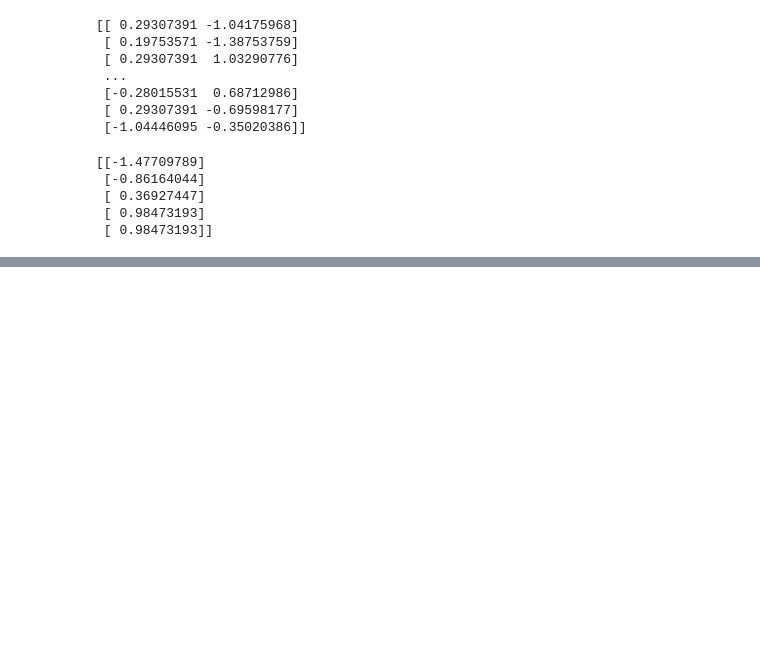
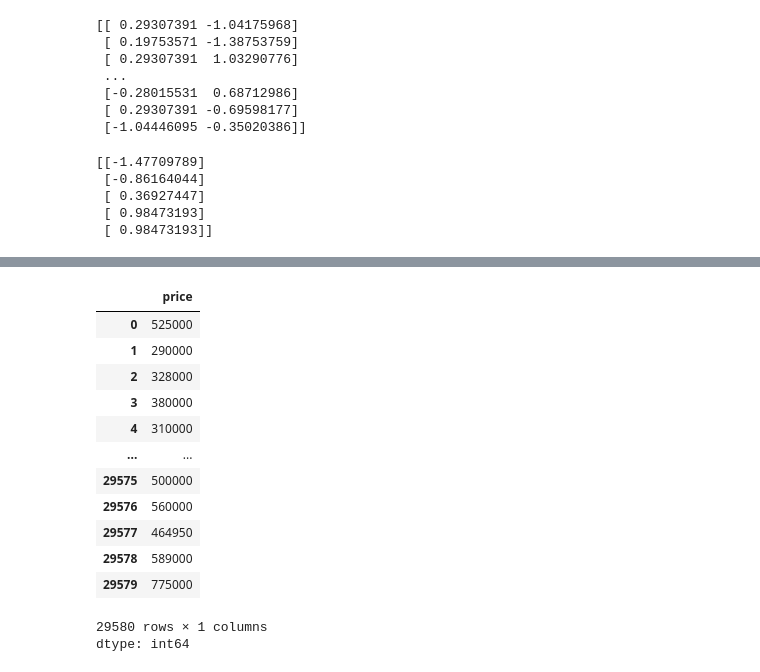
Before and after one commit to sbborusu/530pm_Agentic_Ai_Batch_7thApril, a Jupyter notebook: EDA_5Hours.ipynb, the cells around one changed output, grey strips where cells are left out. Saved outputs shown, nothing was run; the diff lists cells and outputs as text; code cells hidden in the pictures; blank space fills up the shorter version.

```diff
--- a/EDA_5Hours.ipynb
+++ b/EDA_5Hours.ipynb
@@ -313,0 +367,17 @@ print(normalized_array)
+# %%
+data.price
+# %% [output]
+|  | price |
+| 0 | 525000 |
+| 1 | 290000 |
+| 2 | 328000 |
+| 3 | 380000 |
+| 4 | 310000 |
+| ... | ... |
+| 29575 | 500000 |
+| 29576 | 560000 |
+| 29577 | 464950 |
+| 29578 | 589000 |
+| 29579 | 775000 |
+29580 rows × 1 columns
+dtype: int64
```
Also changed, not shown: parts of 21 cells of this notebook.
